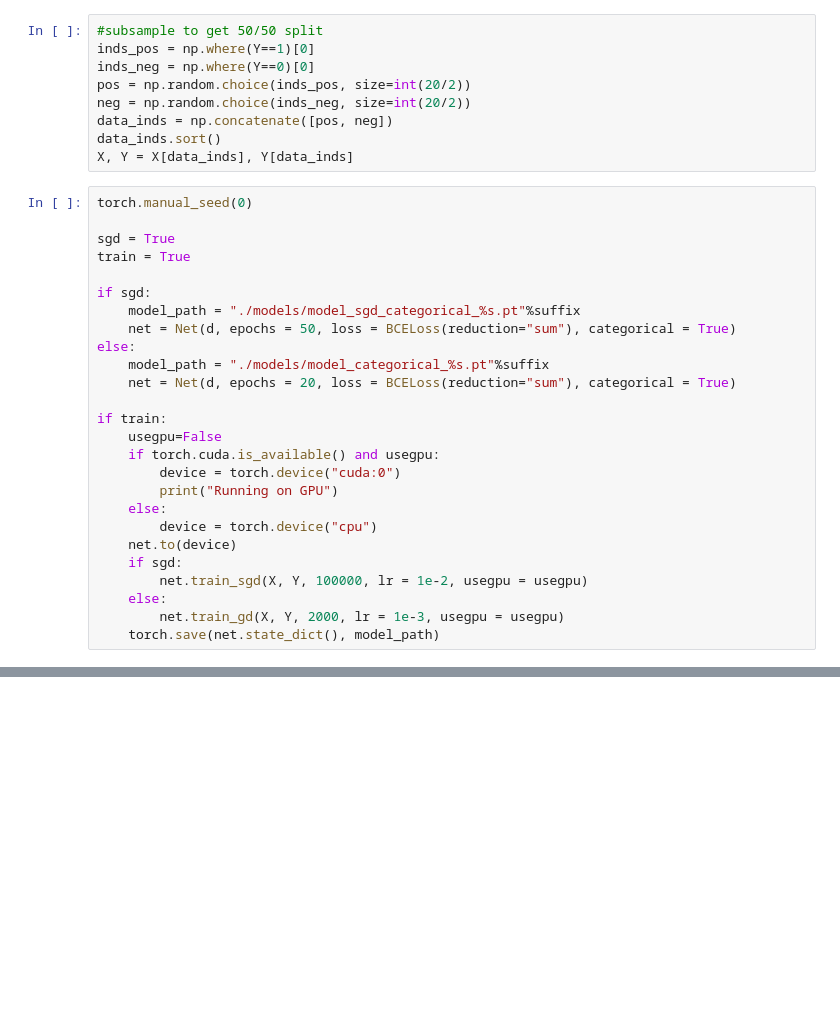
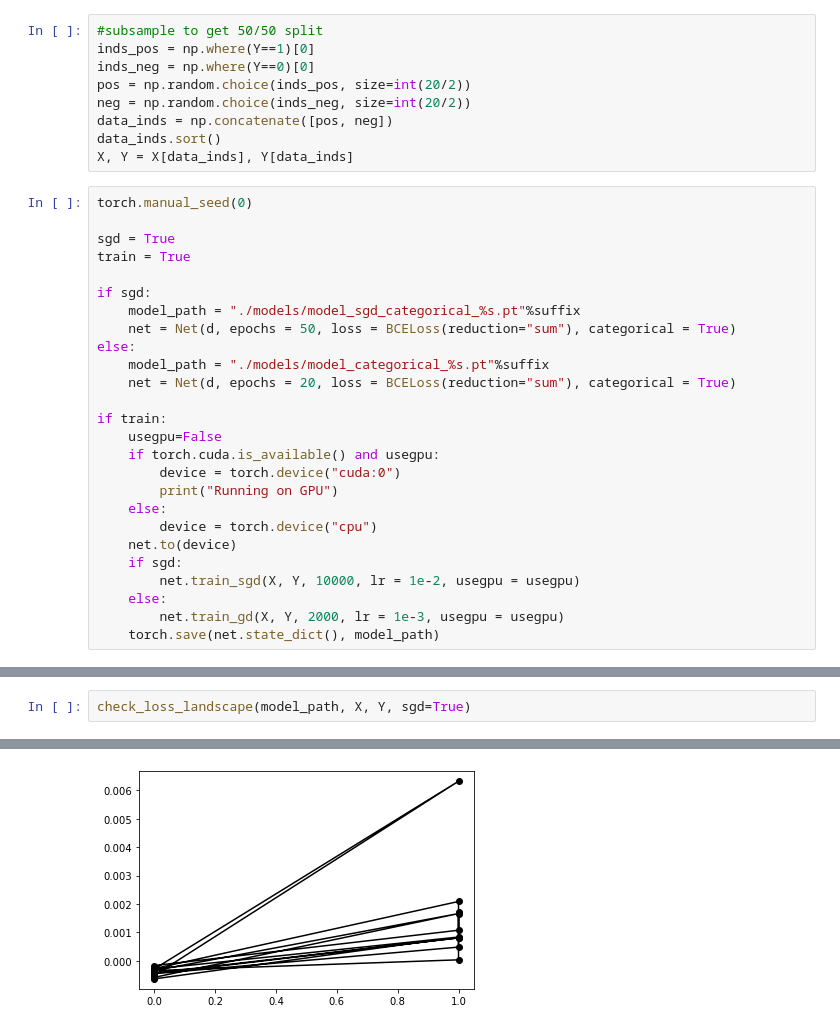
Before and after one commit to cwang506/sgd_loss, a Jupyter notebook: python/sgd_categorical.ipynb, the cells around one changed output, grey strips where cells are left out. Saved outputs shown, nothing was run; the diff lists cells and outputs as text; blank space fills up the shorter version.

```diff
--- a/python/sgd_categorical.ipynb
+++ b/python/sgd_categorical.ipynb
@@ -100,7 +100,7 @@ if train:
         device = torch.device("cpu")
     net.to(device)
     if sgd:
-        net.train_sgd(X, Y, 100000, lr = 1e-2, usegpu = usegpu)
+        net.train_sgd(X, Y, 10000, lr = 1e-2, usegpu = usegpu)
     else:
         net.train_gd(X, Y, 2000, lr = 1e-3, usegpu = usegpu)
     torch.save(net.state_dict(), model_path)
@@ -111,0 +134,3 @@ KeyboardInterrupt:
+# %%
+check_loss_landscape(model_path, X, Y, sgd=True)
+# %% [output]
@@ -111,0 +138 @@ KeyboardInterrupt:
+[figure, added]
```
Also changed, not shown: parts of 2 cells of this notebook, 2 other files.
